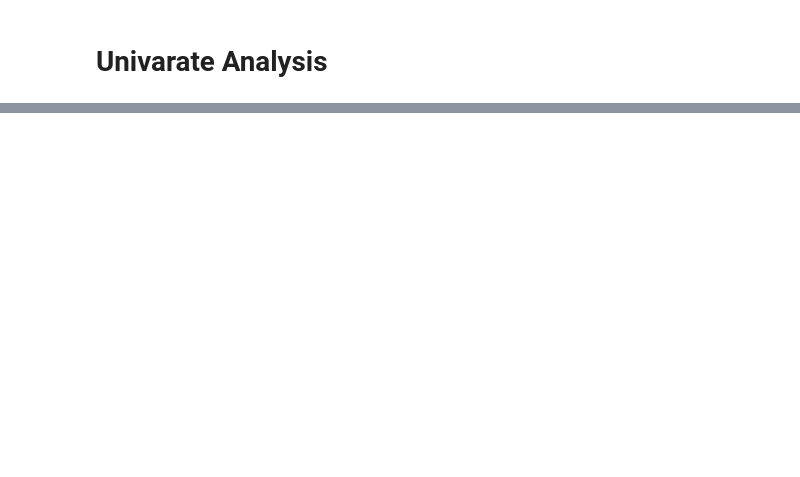
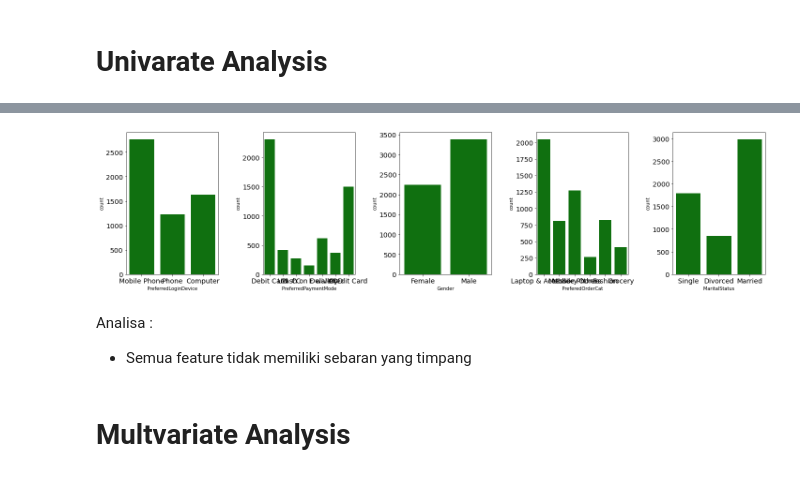
Before and after one commit to Lima-B-Aja/5-b-aja, a Jupyter notebook: Final_Project_Rakamin.ipynb, the cells around one changed output, grey strips where cells are left out. Drawn from its saved outputs; the diff is of its cells as text; code cells hidden in the pictures; blank space fills up the shorter version.

```diff
--- a/Final_Project_Rakamin.ipynb
+++ b/Final_Project_Rakamin.ipynb
@@ -299,0 +236,13 @@ data_tenure
+# %%
+plt.figure(figsize=(20,5))
+for i in range(0, len(cats)):
+    plt.subplot(1, len(cats), i+1)
+    sns.countplot(x=df[cats[i]], color ='green')
+    plt.tight_layout()
+# %% [output]
+[figure, added]
+# %% [markdown]
+Analisa :
+* Semua feature tidak memiliki sebaran yang timpang
+# %% [markdown]
+# Multvariate Analysis
```
Also changed, not shown: parts of 25 cells of this notebook.
